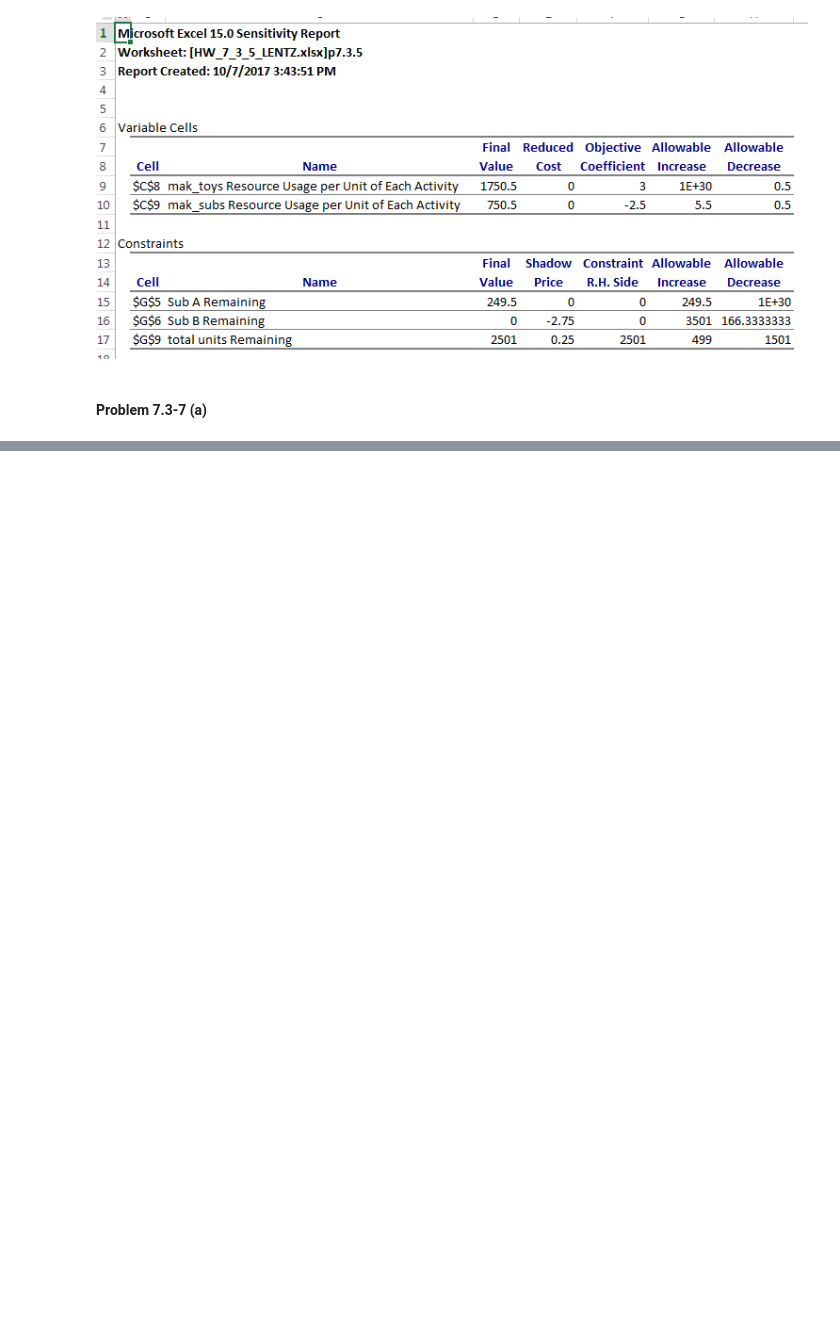
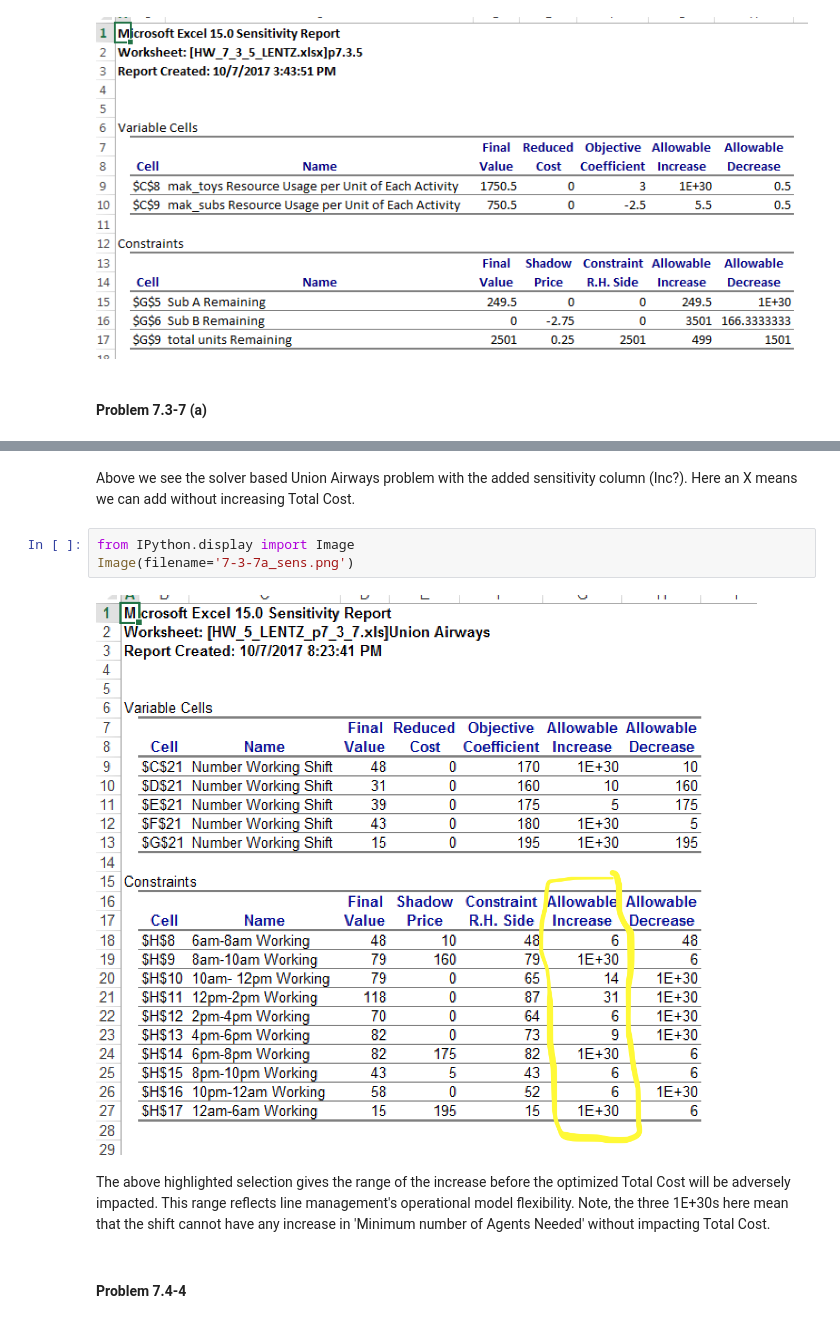
Before and after one commit to ricklentz/DS775, a Jupyter notebook: HW5_Lentz.ipynb, the cells around one changed output, grey strips where cells are left out. Saved outputs shown, nothing was run; the diff lists cells and outputs as text; blank space fills up the shorter version.

```diff
--- a/HW5_Lentz.ipynb
+++ b/HW5_Lentz.ipynb
@@ -227,0 +227,11 @@ Image(filename='7-3-5sens2501.png')
+# %% [markdown]
+Above we see the solver based Union Airways problem with the added sensitivity column (Inc?).  Here an X means we can add without increasing Total Cost.
+# %%
+from IPython.display import Image
+Image(filename='7-3-7a_sens.png')
+# %% [output]
+[figure, added]
+# %% [markdown]
+The above highlighted selection gives the range of the increase before the optimized Total Cost will be adversely impacted.  This range reflects line management's operational model flexibility.  Note, the three 1E+30s here mean that the shift cannot have any increase in 'Minimum number of Agents Needed' without impacting Total Cost.
+# %% [markdown]
+#### Problem 7.4-4
```
Also changed, not shown: parts of 17 cells of this notebook, 6 other files.
